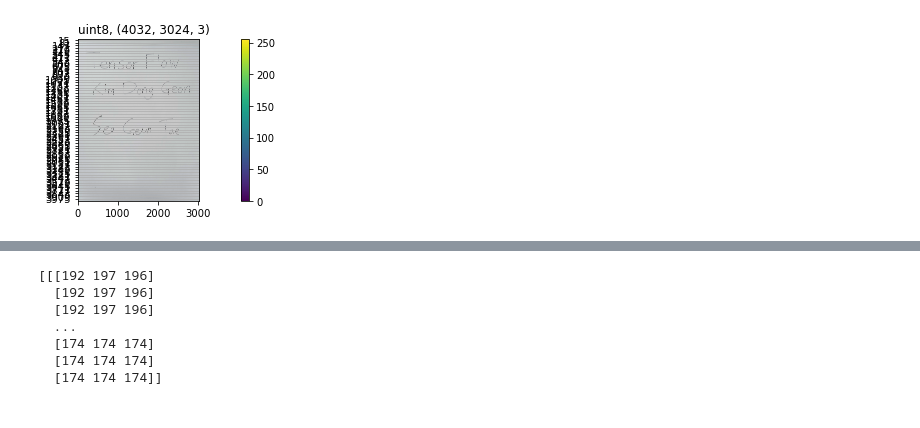
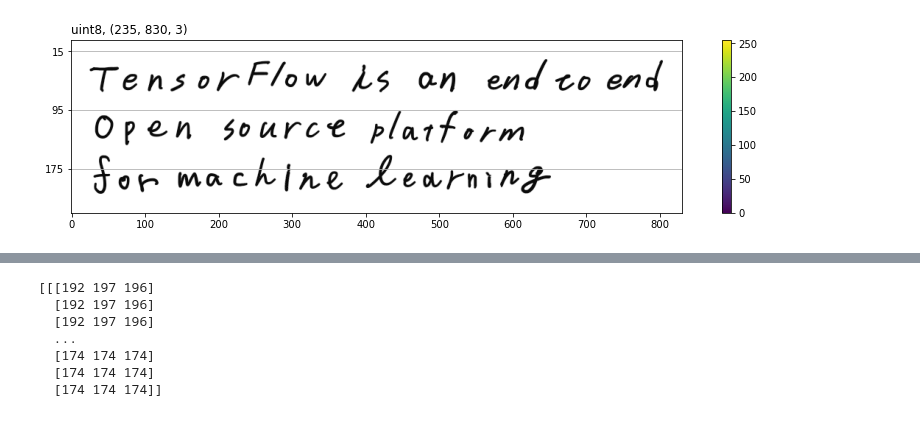
Before and after one commit to KDG21/TIL, a Jupyter notebook: DL/My_applicate.ipynb, the cells around one changed output, grey strips where cells are left out. Cells and saved outputs as stored; diff of their text form; code cells hidden in the pictures.

```diff
--- a/DL/My_applicate.ipynb
+++ b/DL/My_applicate.ipynb
@@ -12,29 +16,32 @@ from tensorflow.keras.layers import Conv2D, MaxPooling2D
 from tensorflow.keras.layers import BatchNormalization, Dropout
 # %%
 # 3-2 사진 가져오기
-img_letter = cv2.imread('C:\\Users\\user\\MyPython\\img\\c_test.png')
+img_letter = cv2.imread('C:\\Users\\user\\MyPython\\img\\letter.png')   # 사진 로드
+img_letter = cv2.resize(img_letter, (830,235))   # 사진을 사이즈 조절
 # %%
-# 3-3
+# 3-3 이미지 로드 결과보기
+# (235, 830, 3)
 def compatible_image(img):
     if img.ndim == 3 and img.shape[2] == 1:
         img = img.reshape(img.shape[0], img.shape[1])
     return img
 
+# 이미지를 차트로 보자 (글자의 높이 확인)
 def show_image(img, y_offset=0, y_steps=None, colorbar=True):
     plt.rcParams["font.size"] = 10
     plt.figure(figsize=(12, 3))
     plt.imshow(compatible_image(img))
     plt.title("{}, {}".format(img.dtype, img.shape), fontsize=12, loc="left")
 
     if y_steps:
         plt.yticks(np.arange(y_offset, img.shape[0] + 1, y_steps))
         plt.grid(True, axis="y")
 
     if colorbar:
         plt.colorbar()
     plt.tight_layout()
     plt.show()
 
-show_image(img_letter, y_offset=15, y_steps=66)
+show_image(img_letter, y_offset=15, y_steps=80)
 # %% [output]
-[figure, old version]
+[figure, new version]
```
Also changed, not shown: parts of 9 cells of this notebook, 4 other files.
